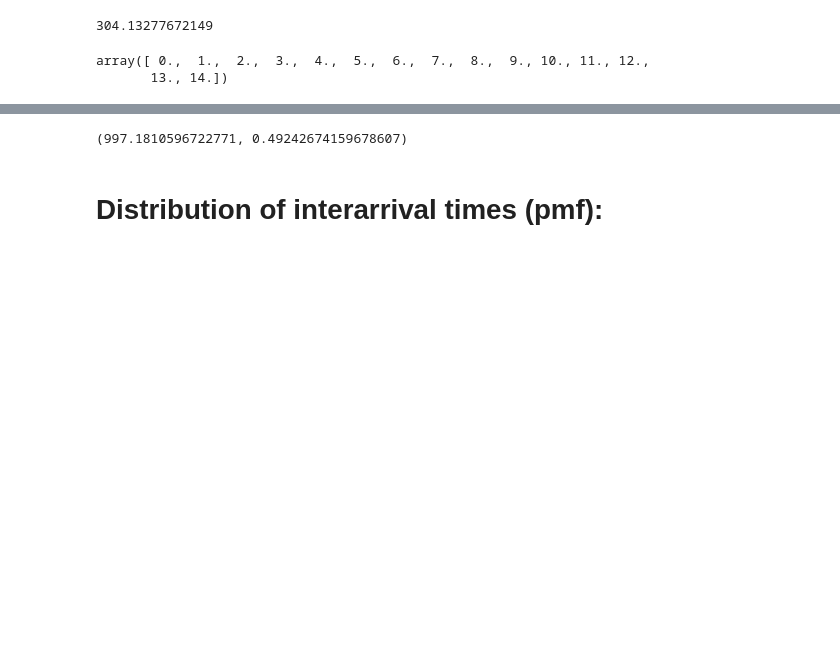
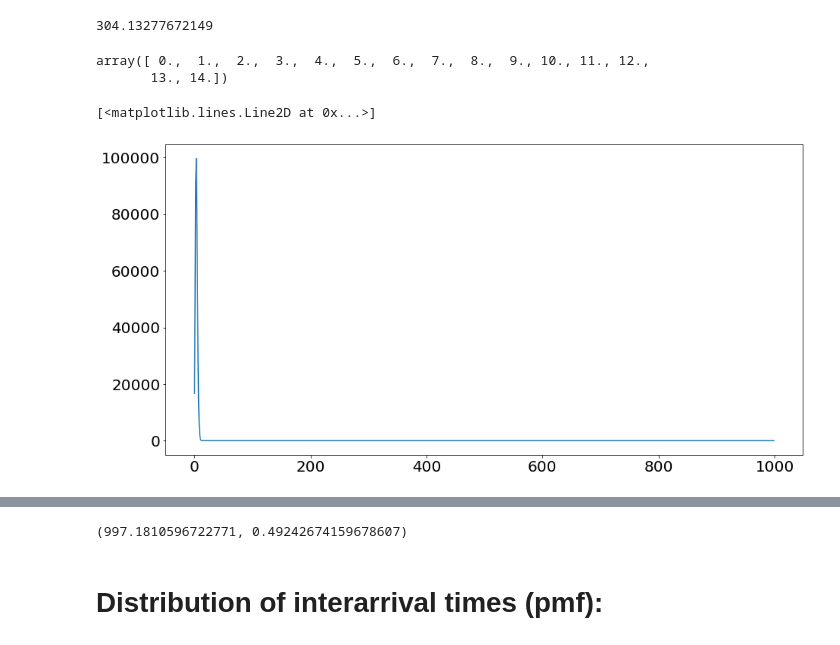
Before and after one commit to IharLobach/ursse, a Jupyter notebook: analyzing_collected_data/shifts/shift_02_28_2020/statistical_analyzis_03_05_2020.ipynb, the cells around one changed output, grey strips where cells are left out. Saved outputs shown, nothing was run; the diff lists cells and outputs as text; code cells hidden in the pictures; blank space fills up the shorter version.

```diff
--- a/analyzing_collected_data/shifts/shift_02_28_2020/statistical_analyzis_03_05_2020.ipynb
+++ b/analyzing_collected_data/shifts/shift_02_28_2020/statistical_analyzis_03_05_2020.ipynb
@@ -104 +107,7 @@ from scipy.special import binom
+# %%
+occurrences_exp = tot_counts * binom.pmf(np.arange(1000), 1000 , p)
+plt.plot(occurrences_exp)
+# %% [output]
+[<matplotlib.lines.Line2D at 0x...>]
+[figure, added]
 # %%
```
Also changed, not shown: parts of 11 cells of this notebook, 6 other files.
